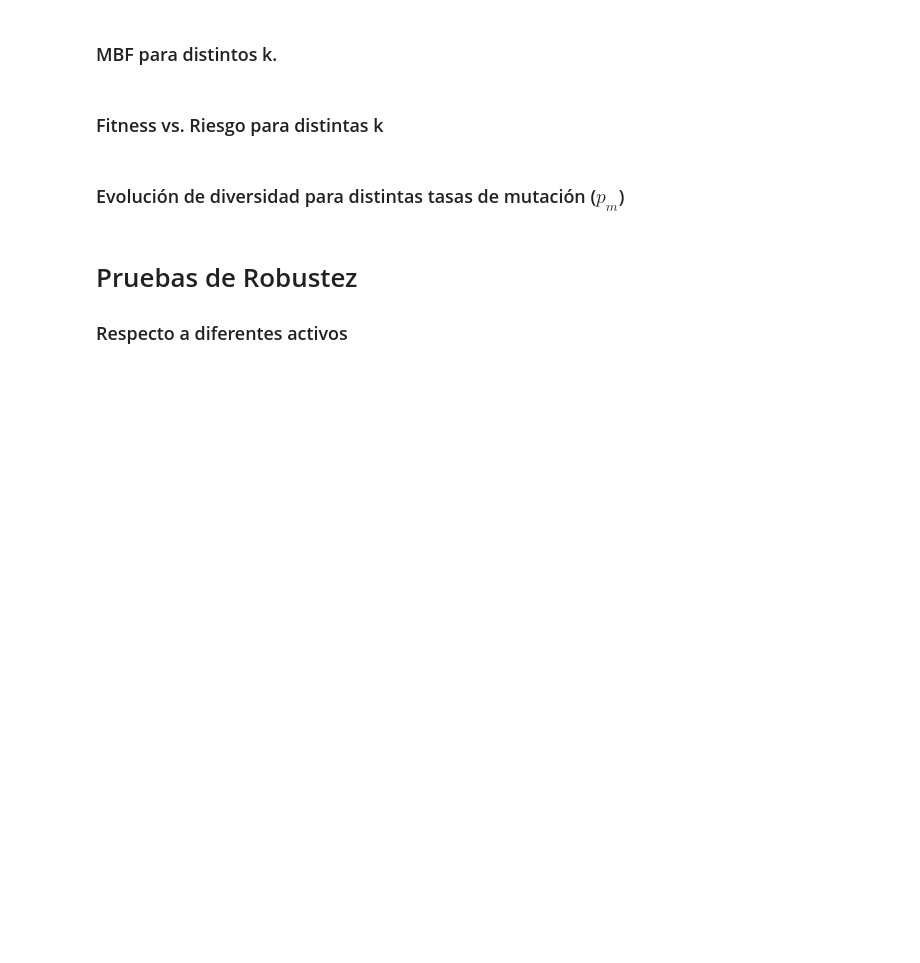
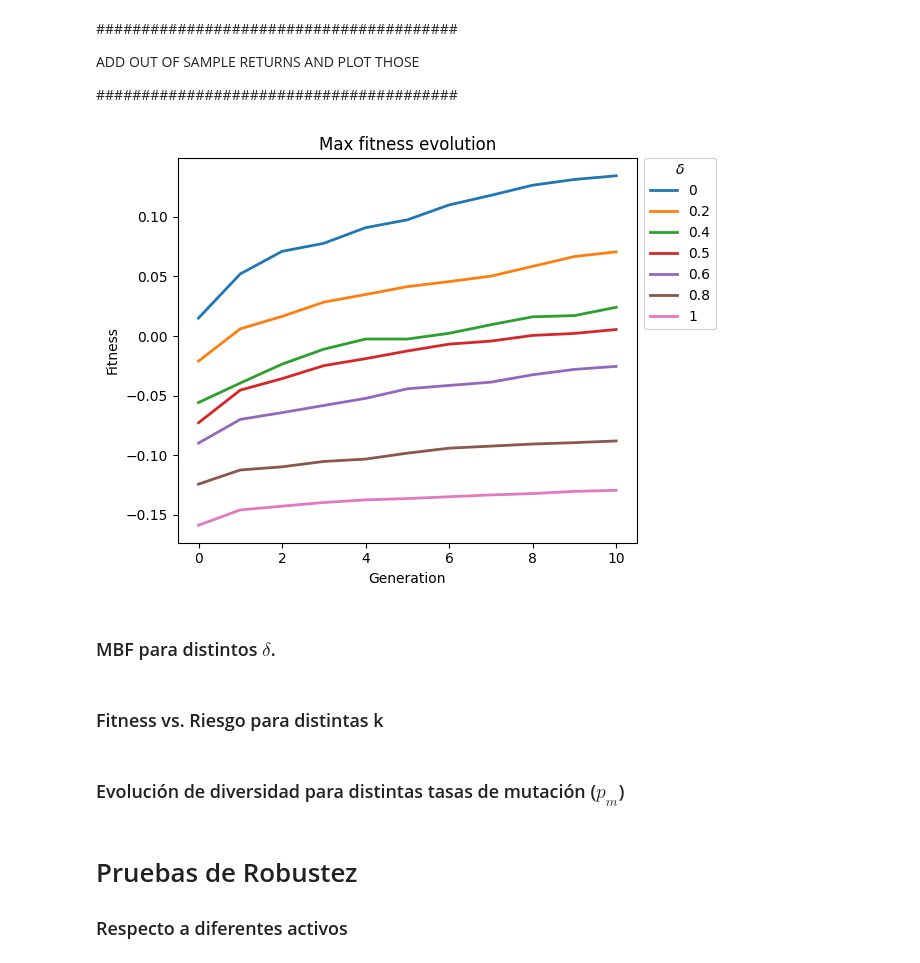
Before and after one commit to PanDomene/Evolutionary-Algorithm-for-Portfolio-Optimization, a Jupyter notebook: results/results.ipynb, the cells around one changed output. Cells and saved outputs as stored; diff of their text form; code cells hidden in the pictures; blank space fills up the shorter version.

```diff
--- a/results/results.ipynb
+++ b/results/results.ipynb
@@ -144,16 +148,23 @@ best100 = ranked_data.iloc[:, :100]
+# %% [markdown]
+########################################
+
+ADD OUT OF SAMPLE RETURNS AND PLOT THOSE
+
+########################################
 # %%
 ks = [0, 0.2, 0.4, 0.5, 0.6, 0.8, 1]
-for k in ks:
-    ea = EA(best100, delta=k, max_w=0.07, pop_size=1000, lambda_=6000)
+for k in tqdm(ks, desc=r"Testing different $\delta$s"):
+    ea = eva.EA(train_data, delta=k, max_w=0.05, max_risk=benchmark_risk)
     ea.run(10)
     ea.plot_max_fitness(label=f'{k}')
 plt.legend(bbox_to_anchor=(1, 1.02), title=r'$\delta$')
 
-plt.title('Evolución de Aptitud Máxima')
-plt.xlabel('Generación')
+plt.title('Max fitness evolution')
+plt.xlabel('Generation')
 plt.tight_layout()
-plt.savefig('Evolucion_de_fitness_segun_k.jpg')
-files.download("Evolucion_de_fitness_segun_k.jpg")
+#plt.savefig('fitness_evolution_vs_k.jpg')
+# %% [output]
+[figure, added]
 # %%
 fig, ax = plt.subplots(1, 2, figsize=(7, 4))
 ks = [0, 0.2, 0.4, 0.5, 0.6, 0.8, 1]
@@ -182,5 +211,5 @@ files.download('Evolucion_de_retorno_segun_delta.jpg')
 # %% [markdown]
-### MBF para distintos k.
+### MBF para distintos $\delta$.
 # %%
 ks = np.linspace(0, 1, 11)
 mbfs = np.empty(ks.shape)
```
Also changed, not shown: parts of 40 cells of this notebook, 19 other files.
